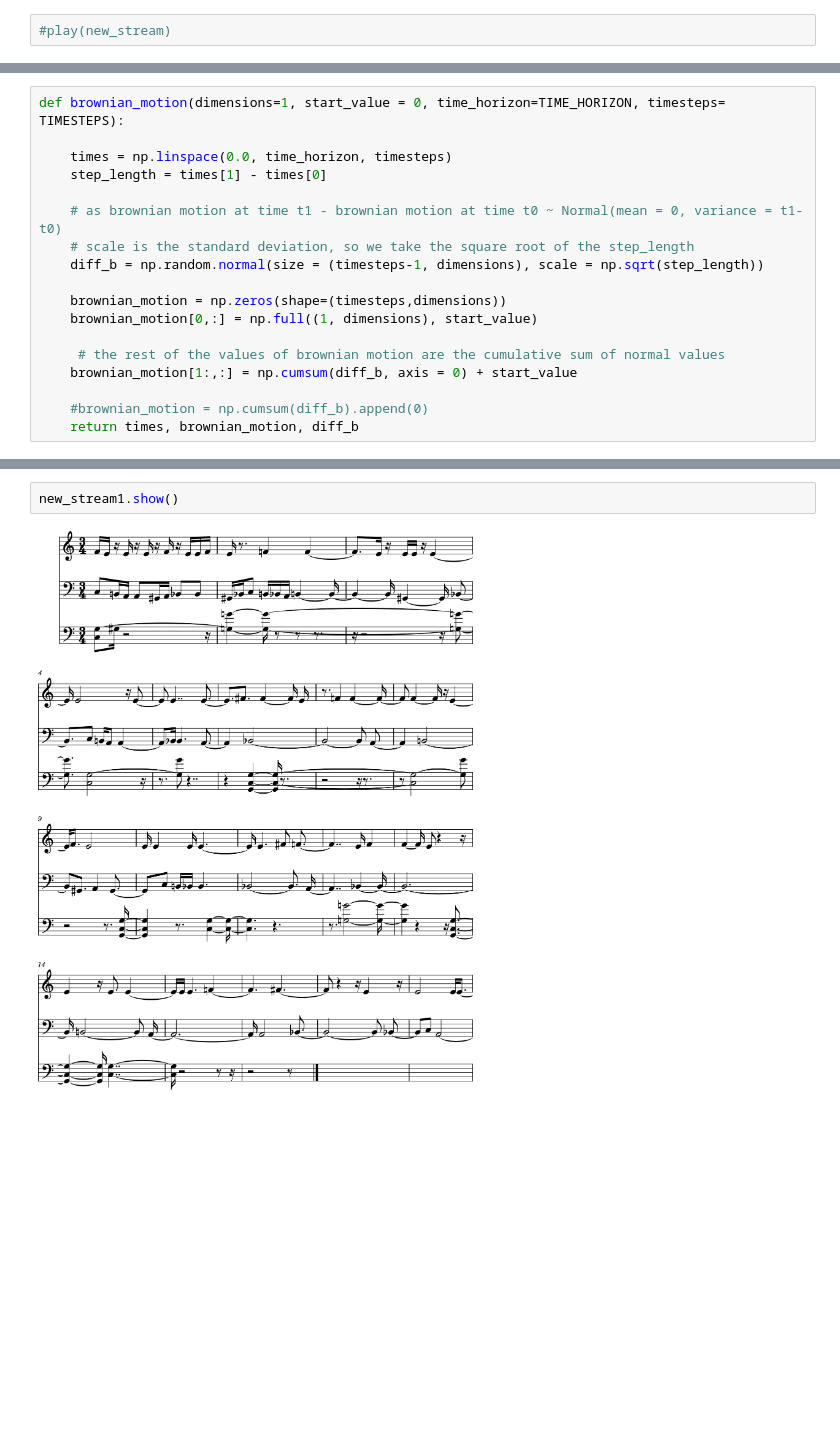
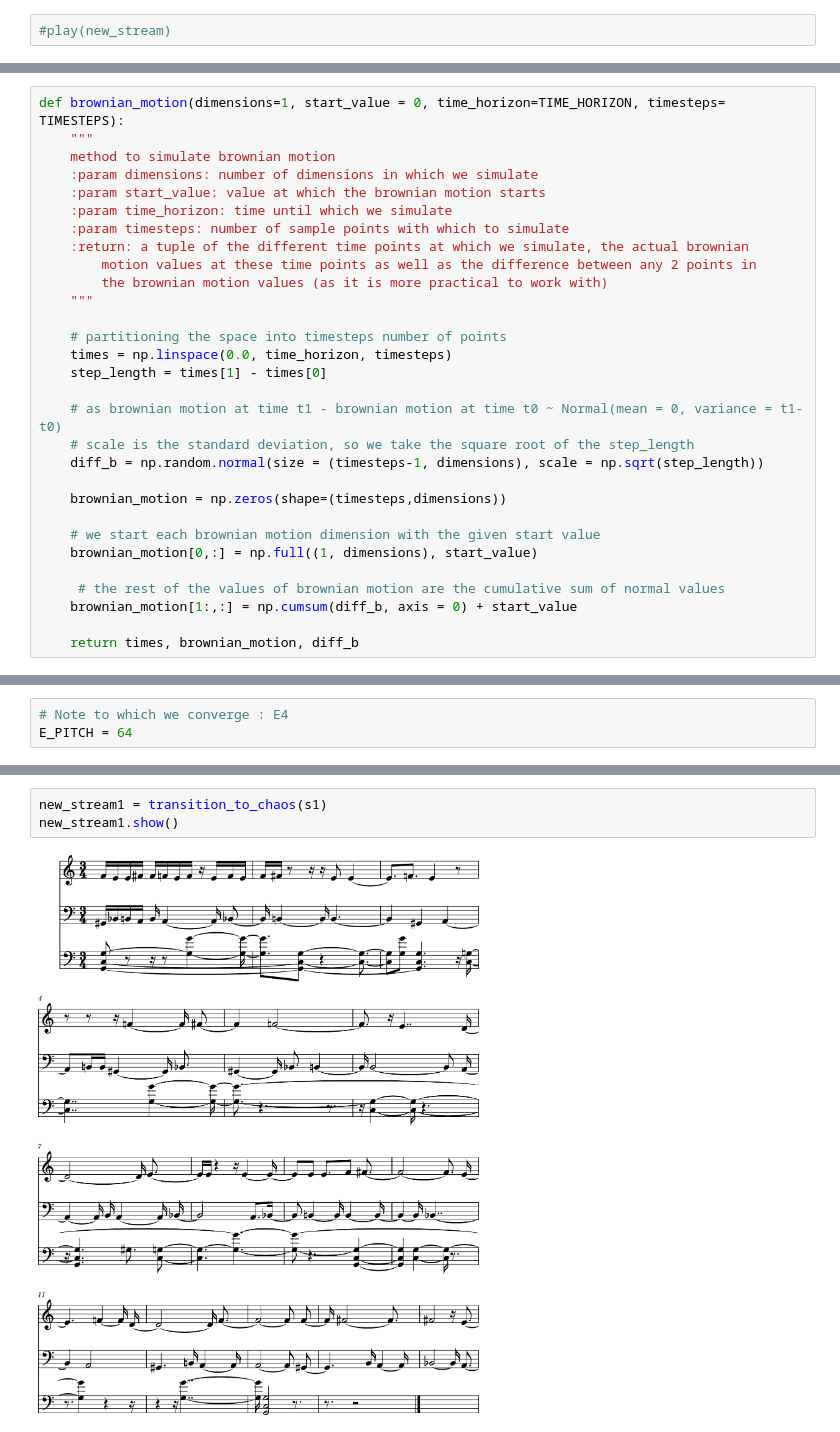
Before and after one commit to Dicedead/HUM274, a Jupyter notebook: main_project/Part1/generating.ipynb, the cells around one changed output, grey strips where cells are left out. Cells and saved outputs as stored; diff of their text form; blank space fills up the shorter version.

```diff
--- a/main_project/Part1/generating.ipynb
+++ b/main_project/Part1/generating.ipynb
@@ -85,6 +107,17 @@ TIME_HORIZON = 700.0
 # %%
 def brownian_motion(dimensions=1, start_value = 0, time_horizon=TIME_HORIZON, timesteps= TIMESTEPS):
+    """
+    method to simulate brownian motion
+    :param dimensions: number of dimensions in which we simulate
+    :param start_value: value at which the brownian motion starts
+    :param time_horizon: time until which we simulate
+    :param timesteps: number of sample points with which to simulate
+    :return: a tuple of the different time points at which we simulate, the actual brownian
+        motion values at these time points as well as the difference between any 2 points in
+        the brownian motion values (as it is more practical to work with)
+    """
 
+    # partitioning the space into timesteps number of points
     times = np.linspace(0.0, time_horizon, timesteps)
     step_length = times[1] - times[0]
 
@@ -93,12 +126,13 @@ def brownian_motion(dimensions=1, start_value = 0, time_horizon=TIME_HORIZON, ti
     diff_b = np.random.normal(size = (timesteps-1, dimensions), scale = np.sqrt(step_length))
 
     brownian_motion = np.zeros(shape=(timesteps,dimensions))
+
+    # we start each brownian motion dimension with the given start value
     brownian_motion[0,:] = np.full((1, dimensions), start_value)
 
      # the rest of the values of brownian motion are the cumulative sum of normal values
     brownian_motion[1:,:] = np.cumsum(diff_b, axis = 0) + start_value
 
-    #brownian_motion = np.cumsum(diff_b).append(0)
     return times, brownian_motion, diff_b
 # %%
 times, brownian_motion_arr, diff_brownian_motion = brownian_motion(dimensions=5)
@@ -119,0 +156,3 @@ array([[-0.30148262,  0.2941253 , -0.44893888,  1.1010361 , -0.77298967],
+# %%
+# Note to which we converge : E4
+E_PITCH = 64
@@ -210,6 +261,7 @@ for parts in s1:
 # %%
+new_stream1 = transition_to_chaos(s1)
 new_stream1.show()
 # %% [output]
-[figure, old version]
+[figure, new version]
 # %%
 play(new_stream1)
```
Also changed, not shown: parts of 14 cells of this notebook.
